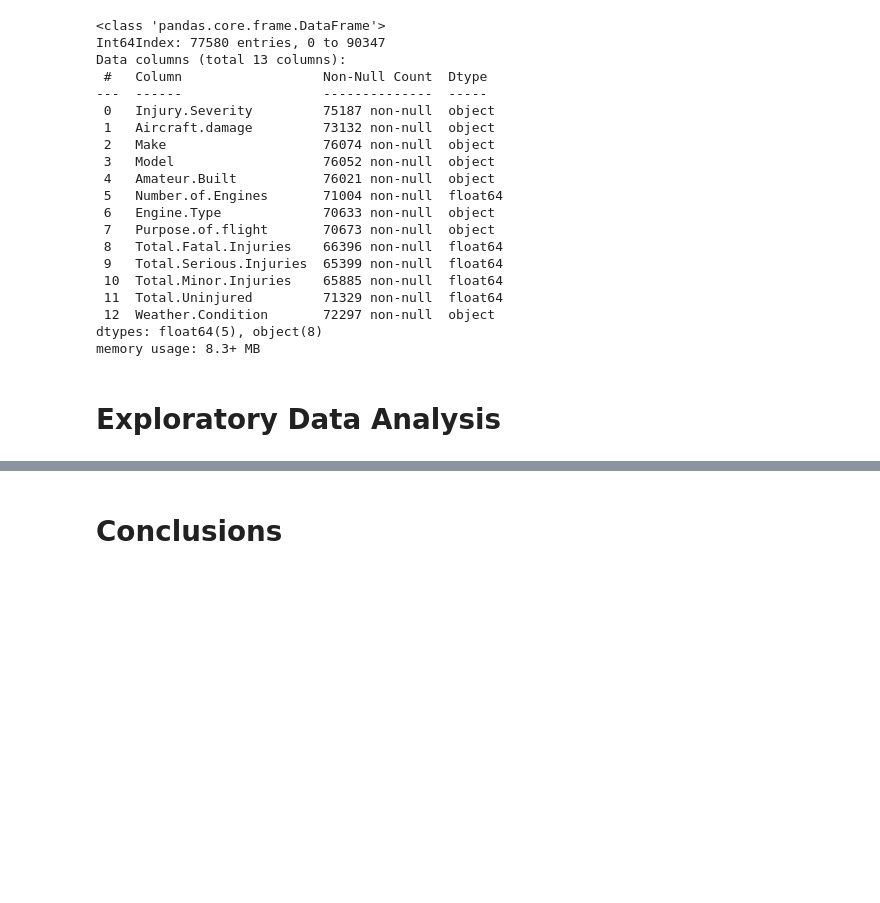
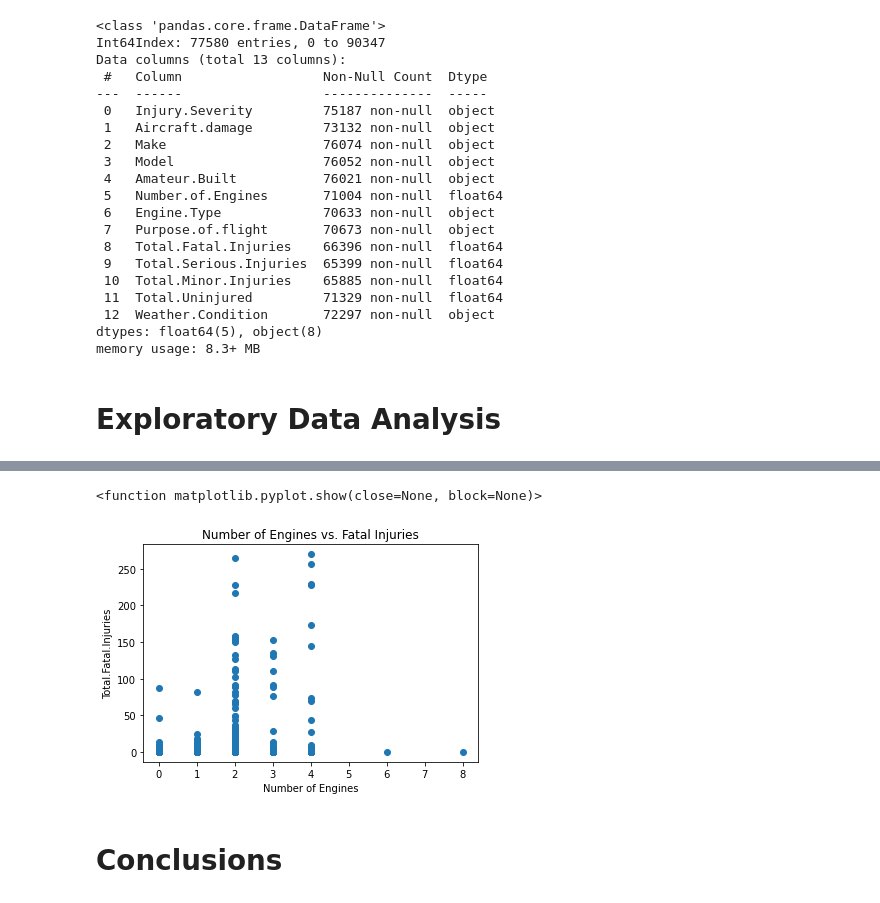
Before and after one commit to sfp13VA/Phase_1_Project, a Jupyter notebook: notebook.ipynb, the cells around one changed output, grey strips where cells are left out. Cells and saved outputs as stored; diff of their text form; code cells hidden in the pictures; blank space fills up the shorter version.

```diff
--- a/notebook.ipynb
+++ b/notebook.ipynb
@@ -362,3 +399,14 @@ memory usage: 8.3+ MB
+# %%
+plt.scatter(data['Number.of.Engines'], data['Total.Fatal.Injuries'])
+
+plt.xlabel("Number of Engines")
+plt.ylabel("Total.Fatal.Injuries")
+plt.title("Number of Engines vs. Fatal Injuries")
+
+plt.show
+# %% [output]
+<function matplotlib.pyplot.show(close=None, block=None)>
+[figure, added]
 # %% [markdown]
 # Conclusions
 # %% [markdown]
```
Also changed, not shown: parts of 11 cells of this notebook.
